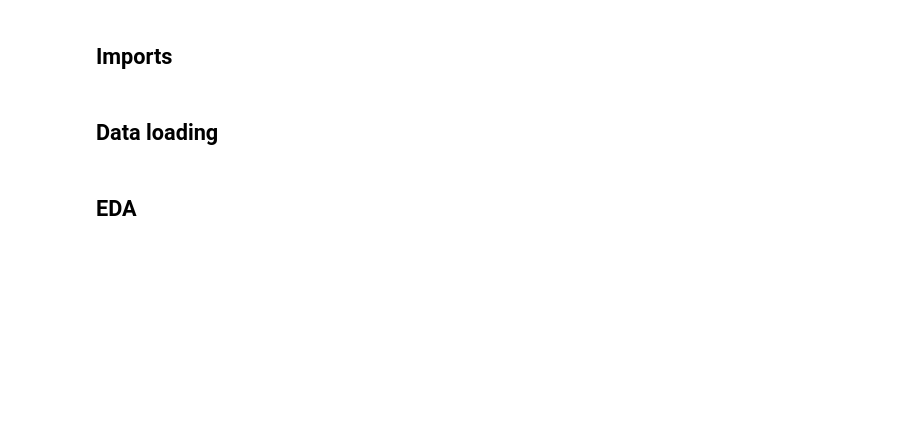
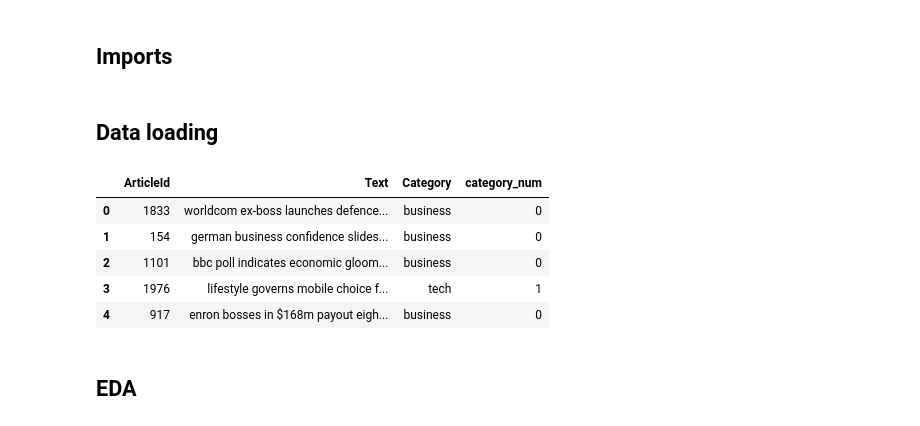
Before and after one commit to cmannnn/bbc_news_classification, a Jupyter notebook: bbc_news_classification.ipynb, the cells around one changed output. Drawn from its saved outputs; the diff is of its cells as text; code cells hidden in the pictures; blank space fills up the shorter version.

```diff
--- a/bbc_news_classification.ipynb
+++ b/bbc_news_classification.ipynb
@@ -19,6 +23,15 @@ df_test = pd.read_csv('data/BBC News Test.csv')
 # category = {'business':0, 'tech':1, 'politics':2, 'sport':3, 'entertainment':4 }
 # %%
 df_train['category_num'] = df_train['Category'].factorize()[0]
+# %%
+df_train.head()
+# %% [output]
+|  | ArticleId | Text | Category | category_num |
+| 0 | 1833 | worldcom ex-boss launches defence... | business | 0 |
+| 1 | 154 | german business confidence slides... | business | 0 |
+| 2 | 1101 | bbc poll indicates economic gloom... | business | 0 |
+| 3 | 1976 | lifestyle governs mobile choice f... | tech | 1 |
+| 4 | 917 | enron bosses in $168m payout eigh... | business | 0 |
 # %% [markdown]
 ## EDA
 # %%
```
Also changed, not shown: parts of 35 cells of this notebook.
